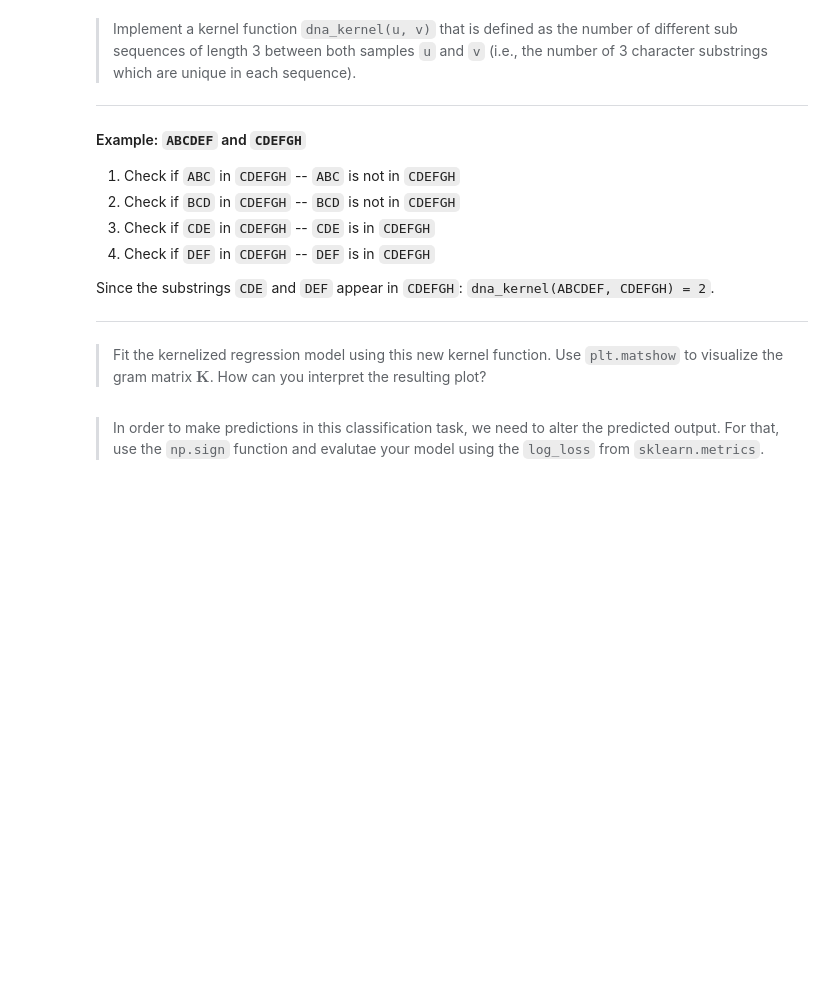
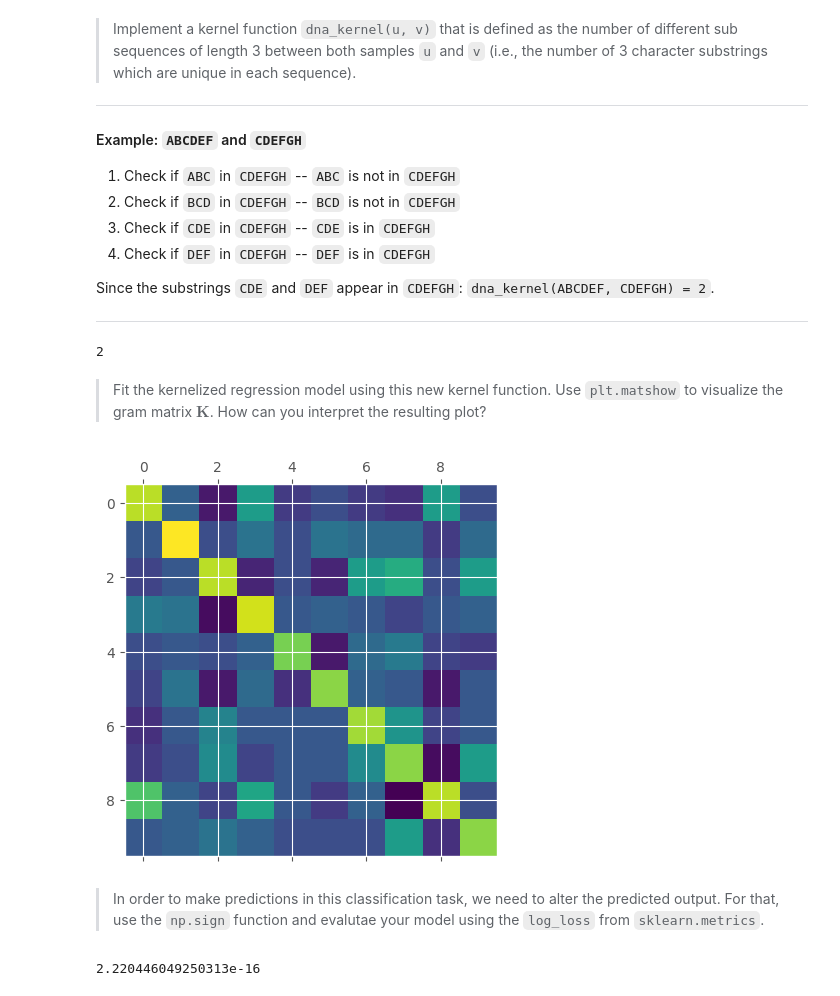
Before and after one commit to aalbayrak394/Pattern-Recognition-II, a Jupyter notebook: notebooks/01_kernels.ipynb, the cells around one changed output. Saved outputs shown, nothing was run; the diff lists cells and outputs as text; code cells hidden in the pictures; blank space fills up the shorter version.

```diff
--- a/notebooks/01_kernels.ipynb
+++ b/notebooks/01_kernels.ipynb
@@ -70,14 +67,17 @@ class KernelizedRegression:
         self.kernel = kernel_func
 
     def fit(self, X, y, lmb=0):
-        X = np.array(X)
-        y = np.array(y)
+        self.X = np.array(X)
+        self.y = np.array(y)
         self.K = np.array([[self.kernel(u, v) for v in X] for u in X])
         self.a = np.linalg.solve(self.K + lmb*np.eye(len(X)), y)
 
     def predict(self, x):
-        k_x = np.array([self.kernel(v, x) for v in X])
+        k_x = np.array([self.kernel(v, x) for v in self.X])
         return np.dot(self.a, k_x)
+
+    def predict_all(self, X):
+        return np.array([self.predict(x) for x in X])
 # %% [markdown]
 >Use the implemented model to make predictions for our regression task defined above. Try different values for $\lambda$.
 # %%
@@ -122,2 +162,16 @@ dna_kernel("ABCDEF", "CDEFGH") # returns 2
+# %%
+def dna_kernel(u, v):
+    count = 0
+    for start_idx in range(len(u)-2):
+        substring = u[start_idx:start_idx+3]
+        if substring in v:
+            # print(f'substring {substring} in {v}')
+            count += 1
+
+    return count
+
+dna_kernel("ABCDEF", "CDEFGH") # returns 2
+# %% [output]
+2
 # %% [markdown]
 > Fit the kernelized regression model using this new kernel function. Use `plt.matshow` to visualize the gram matrix $\mathbf{K}$. How can you interpret the resulting plot?
@@ -128,2 +178,9 @@ dna_kernel("ABCDEF", "CDEFGH") # returns 2
+# %%
+model = KernelizedRegression(kernel_func=dna_kernel)
+model.fit(X_train, y_train)
+plt.matshow(model.K)
+plt.show()
+# %% [output]
+[figure, added]
 # %% [markdown]
 > In order to make predictions in this classification task, we need to alter the predicted output. For that, use the `np.sign` function and evalutae your model using the `log_loss` from `sklearn.metrics`.
@@ -133,0 +187,9 @@ dna_kernel("ABCDEF", "CDEFGH") # returns 2
+# %%
+from sklearn.metrics import log_loss
+
+y_pred = np.sign(model.predict_all(X_test))
+loss = log_loss(y_test, y_pred)
+
+print(loss)
+# %% [output]
+2.220446049250313e-16
```
Also changed, not shown: parts of 9 cells of this notebook.
